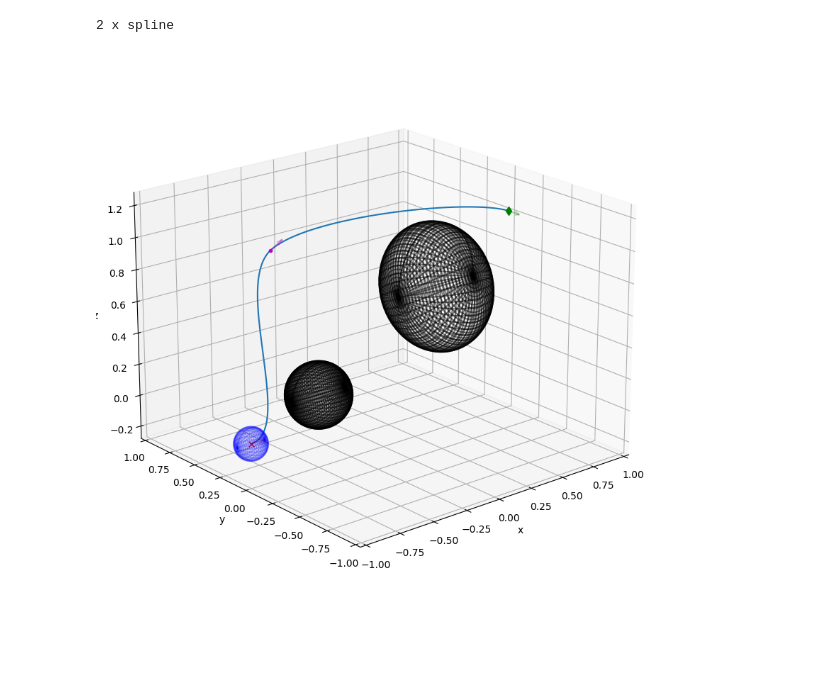
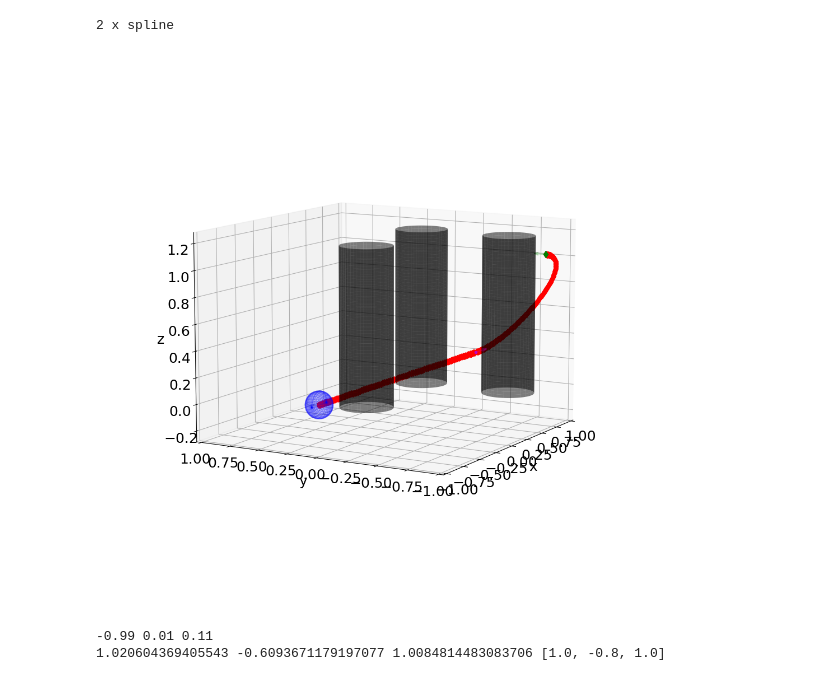
Before and after one commit to eliasjof/rc-teleoperated-esp32, a Jupyter notebook: scripts/test_planners3d.ipynb, the cells around one changed output. Cells and saved outputs as stored; diff of their text form; code cells hidden in the pictures; blank space fills up the shorter version.

Commit message:
working follow curve

```diff
--- a/scripts/test_planners3d.ipynb
+++ b/scripts/test_planners3d.ipynb
@@ -387,20 +485,33 @@ def plot_ellipsoid(center=(0,0,0), dimensions=(0.1,0.1,0.1), ax=None, Npoints=10
         ax.plot_wireframe(x, y, z,  rstride=4, cstride=4, color=color, alpha=alpha)
 
         return ax
+# %%
+def plot_cylinder(center=(0,0),radius=1,height_z=1, ax=None, color='black', alpha=0.2):
+    center_x,center_y = center
+    z = np.linspace(-0, height_z, 50)
+    theta = np.linspace(0, 2*np.pi, 50)
+    theta_grid, z_grid=np.meshgrid(theta, z)
+    x_grid = radius*np.cos(theta_grid) + center_x
+    y_grid = radius*np.sin(theta_grid) + center_y
+    if ax is None:
+        fig = plt.figure()
+        ax = fig.add_subplot(111, projection='3d')
+    ax.plot_surface(x_grid,y_grid,z_grid, alpha=alpha, color=color)
+    return ax
 # %%
 # get the planner
 planner_spline = despline3d(type="DE-SPLINE", debug=0)
 
 # set problem params and use default alorithm params
-
+ragent = 0.1
 problem_params = {
-            "r": 0.1,
-            "pinit":[-1.0, .0,0.],
-            "pgoal":[1., 0.,1.],
+            "r": ragent,
+            "pinit":[-1.0, .0,0.1],
+            "pgoal":[1., -0.8,1.],
             "vinit":[1., .0,0.],
-            "vgoal":[0., -1.0,0.],
+            "vgoal":[0., 1.0,0.],
             # "obs" : [],
-            "obs" : [[-0.5, -0.005, 0.18, 0.2, 0.2, 0.2], [0.5, 0.10, 0.6, 0.3, 0.4,0.4]],
+            "obs" : [[-0.5, -0.1, 0.18, 0.2, 0.2, 0.2], [0.5, -0.75, 0.6, 0.2, 0.2,0.2], [0.5, -0.0, 0.6, 0.2, 0.2,0.2]],
             "dt" : 0.01,
             "npoints": 20,
             "nsplines": 2,
@@ -444,37 +555,42 @@ Costfunction value =  [-0.35119812  0.62835333  0.879893    0.50380478 -0.006842
 # %%
-fx, fy, fz = planner_spline.get_curve_points(path_params=planner_spline.log_path[0], problem_params=problem_params)
+fx, fy, fz = planner_spline.get_curve_points(path_params=planner_spline.log_path[0], problem_params=problem_params, dt = 0.01)
+curve = np.array([fx, fy, fz]).T
 fig = plt.figure(figsize=(10,10))
 ax = fig.add_subplot(111,  projection='3d')
 ax.plot(fx, fy, fz, '-')
+plt.plot(curve.T[0],curve.T[1],curve.T[2], 'dr')
 ax.plot(fx[0], fy[0], fz[0], 'xr')
 ax.quiver(fx[0], fy[0], fz[0], problem_params["vinit"][0], problem_params["vinit"][1], problem_params["vinit"][2], arrow_length_ratio=0.4, alpha=0.3,  length=.1, normalize=True, color='red')
 
 ax.plot(fx[-1], fy[-1], fz[-1], 'dg')
 ax.quiver(fx[-1], fy[-1], fz[-1], problem_params["vgoal"][0], problem_params["vgoal"][1], problem_params["vgoal"][2], arrow_length_ratio=0.4, alpha=0.3,  length=.1, normalize=True, color='green')
 
 ax.plot(planner_spline.log_path[0][0],planner_spline.log_path[0][1],planner_spline.log_path[0][2], '.m')
 
 vx = np.cos(planner_spline.log_path[0][3]) * np.cos(planner_spline.log_path[0][4])
 vz = np.sin(planner_spline.log_path[0][3]) * np.cos(planner_spline.log_path[0][4])
 vy = np.sin(planner_spline.log_path[0][4])
 
 ax.quiver(planner_spline.log_path[0][0],planner_spline.log_path[0][1],planner_spline.log_path[0][2], vx, vy, vz, arrow_length_ratio=0.4, alpha=0.3,  length=.1, normalize=True, color='m')
 
 
 for obi in problem_params["obs"]:
-    ax = plot_ellipsoid(center=(obi[0], obi[1], obi[2]), dimensions=(obi[3], obi[4], obi[5]), ax=ax, color= 'black', alpha=0.5,Npoints=200)
+    ax = plot_cylinder(center=(obi[0], obi[1]), radius= obi[3], ax=ax, color= 'black', alpha=0.5, height_z=1.2)
+    # ax = plot_ellipsoid(center=(obi[0], obi[1], obi[2]), dimensions=(obi[3], obi[4], obi[5]), ax=ax, color= 'black', alpha=0.5,Npoints=200)
 
 ax = plot_ellipsoid(center=(fx[0], fy[0], fz[0]), dimensions=( problem_params["r"],  problem_params["r"],  problem_params["r"]), ax=ax, color= 'blue')
+# ax = plot_cylinder(center=(fx[0], fy[0]), radius= problem_params["r"], ax=ax, color= 'blue')
 
-ax.view_init(20,-130)
+ax.view_init(10,-150)
 l = [-1, 1, -1, 1, -0, 1]
 ax.set_xlim(l[0],l[1])
 ax.set_ylim(l[2],l[3])
 ax.set_zlim(l[4],l[5])
 ax.set_xlabel('x')
 ax.set_ylabel('y')
 ax.set_zlabel('z')
 ax.set_aspect('equal')
+plt.show()
 # %% [output]
 2 x spline
-[figure, old version]
+[figure, new version]
@@ -480,0 +599,18 @@ ax.set_aspect('equal')
+# %%
+x0 = problem_params['pinit'][0]+0.01
+y0 = problem_params['pinit'][1]+0.01
+z0 = problem_params['pinit'][2]+0.01
+print(x0, y0, z0)
+T_total = 10
+agent = robot_3dholonomic_velocity(r=ragent, x0=x0, y0=y0, z0=z0, dt=0.05, color='blue', text_id='1')
+
+while (np.linalg.norm(np.array([agent.x[-1], agent.y[-1], agent.z[-1]]) - np.array(problem_params['pgoal'])) > 0.01) and (agent.t < T_total):
+
+    # print('t = ', agent.t)
+    field = compute_field(curve, p=np.array([agent.x[-1], agent.y[-1], agent.z[-1]]), Kf=10, eta=1)
+    # print(agent.x[-1], field)
+    agent.step(vx=field[0], vy=field[1], vz= field[2])
+print(agent.x[-1], agent.y[-1], agent.z[-1], problem_params['pgoal'])
+# %% [output]
+-0.99 0.01 0.11
+1.020604369405543 -0.6093671179197077 1.0084814483083706 [1.0, -0.8, 1.0]
```
Also changed, not shown: parts of 16 cells of this notebook, 5 other files.
